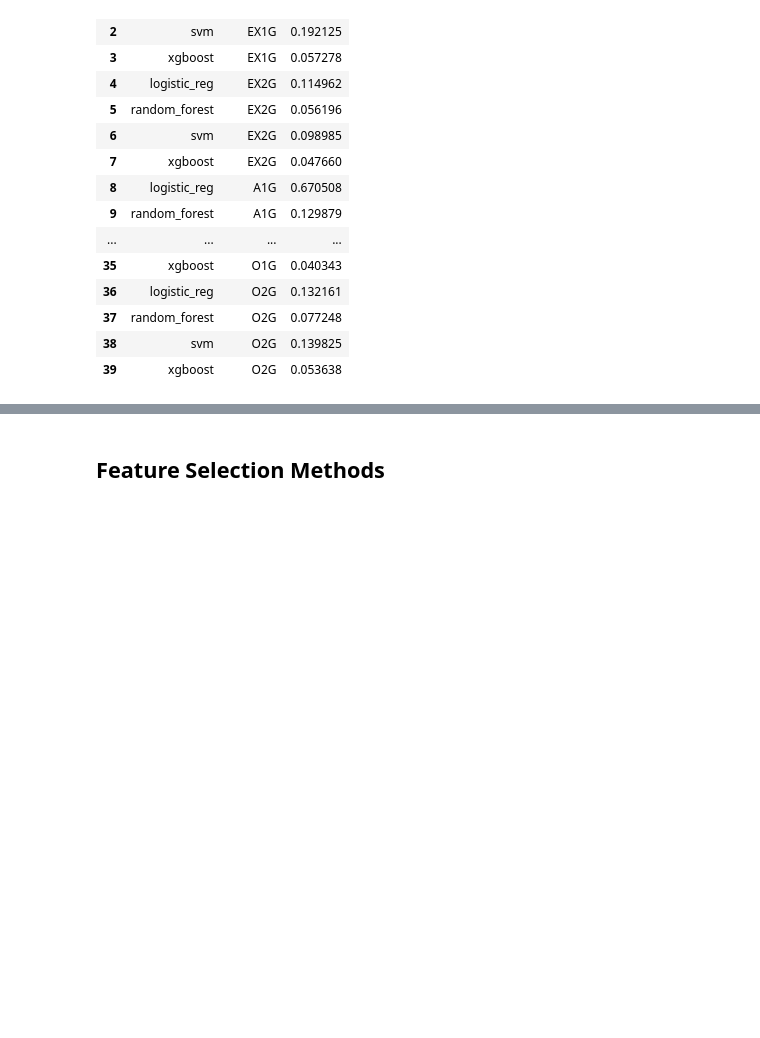
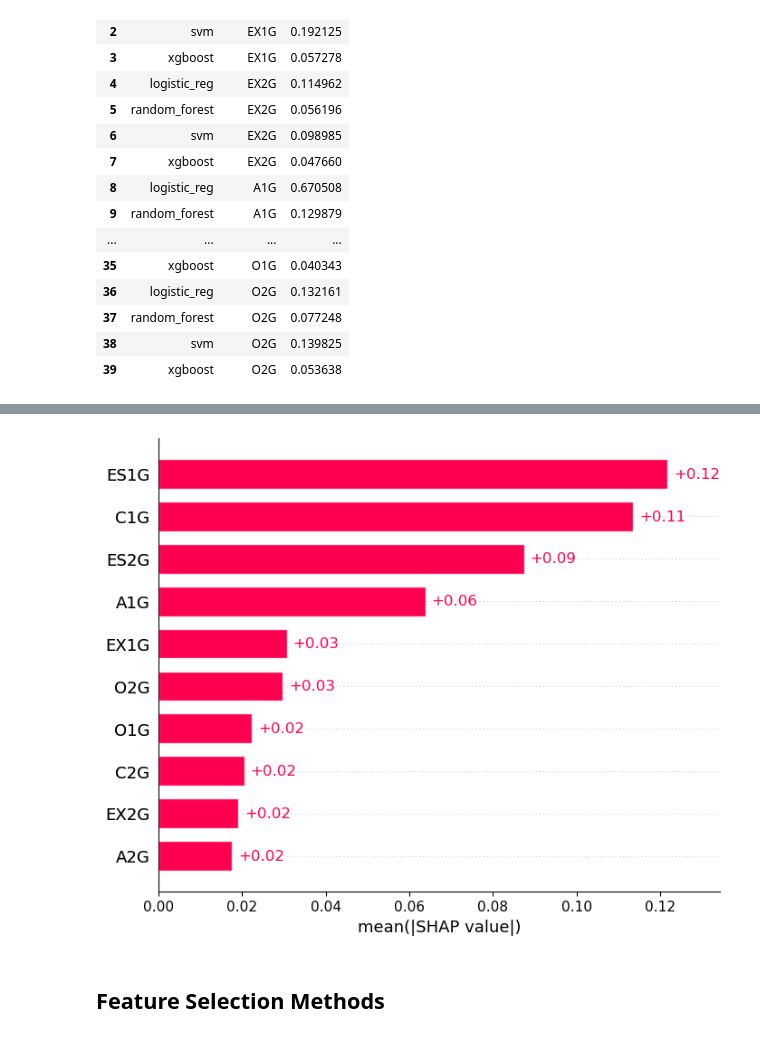
Before and after one commit to santiviquez/lie-detection, a Jupyter notebook: predictors_reliability.ipynb, the cells around one changed output, grey strips where cells are left out. Cells and saved outputs as stored; diff of their text form; code cells hidden in the pictures; blank space fills up the shorter version.

Commit message:
WIP: shap values

```diff
--- a/predictors_reliability.ipynb
+++ b/predictors_reliability.ipynb
@@ -214,3 +251,14 @@ sns.barplot(data=comparison_df, x="variable", y="value", hue="model")
+# %%
+X = BF_CTU_df.loc[:, BF_CTU_df.columns != 'CONDITION'] # select all columns except CONDITION
+y = np.where(BF_CTU_df["CONDITION"] == "H", 1, 0)
+
+model = RandomForestClassifier().fit(X,y)
+
+explainer = shap.Explainer(model, X)
+shap_values = explainer(X)
+shap.plots.bar(shap_values[:,:,1])
+# %% [output]
+[figure, added]
 # %% [markdown]
 ## Feature Selection Methods
 # %% [markdown]
```
Also changed, not shown: parts of 10 cells of this notebook.
